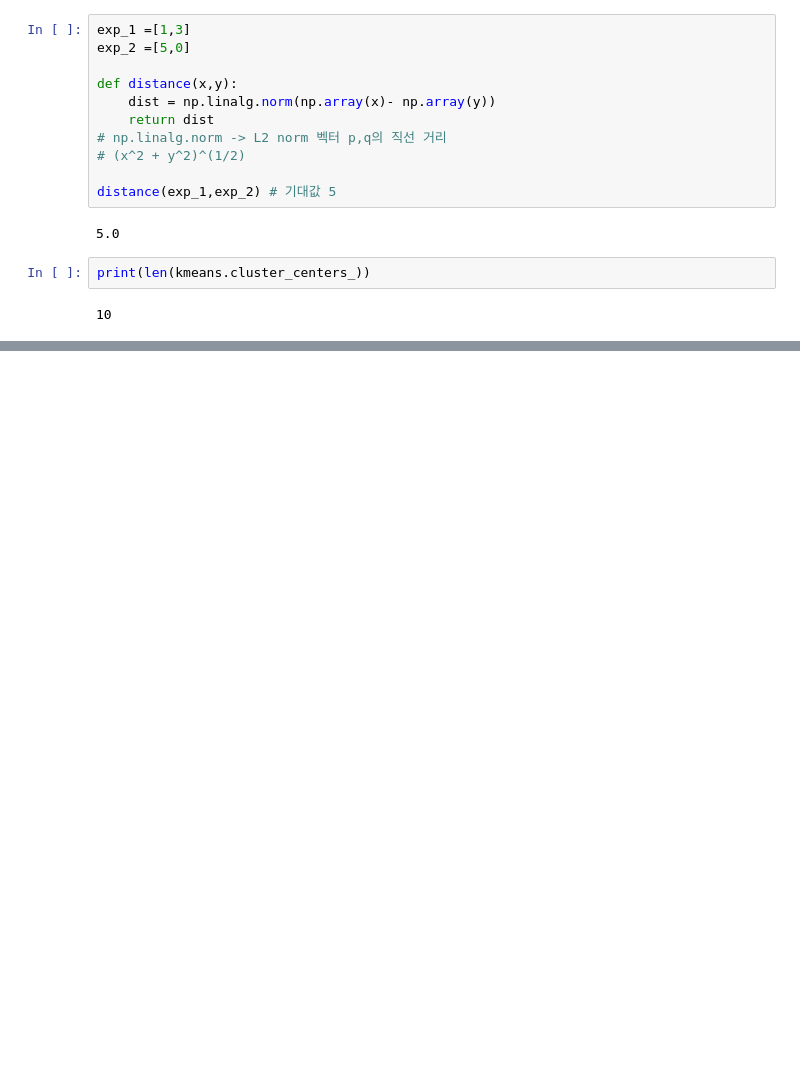
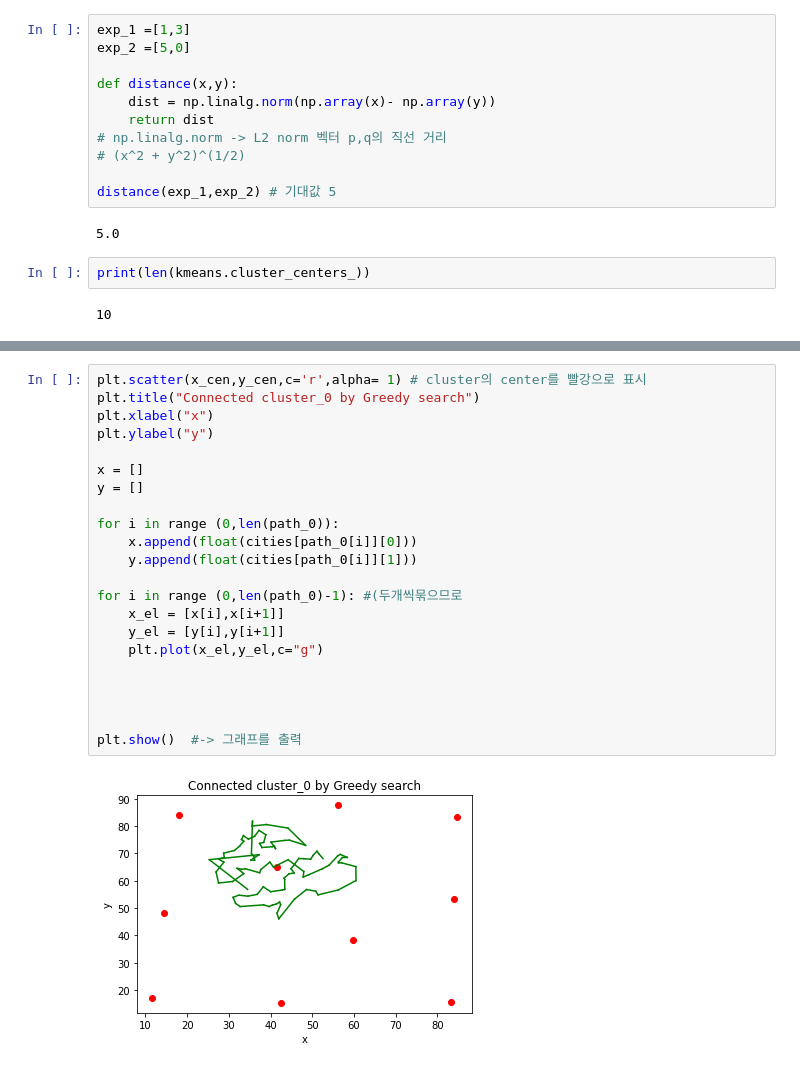
Before and after one commit to sjz1/Artificial_Intelligence, a Jupyter notebook: Artificial Intelligence/clustering+ greedy.ipynb, the cells around one changed output, grey strips where cells are left out. Saved outputs shown, nothing was run; the diff lists cells and outputs as text; blank space fills up the shorter version.

```diff
--- a/Artificial Intelligence/clustering+ greedy.ipynb
+++ b/Artificial Intelligence/clustering+ greedy.ipynb
@@ -901,0 +1031,24 @@ cluster 내부가 이상적이라 가정해도 non optimal
+# %%
+plt.scatter(x_cen,y_cen,c='r',alpha= 1) # cluster의 center를 빨강으로 표시
+plt.title("Connected cluster_0 by Greedy search")
+plt.xlabel("x")
+plt.ylabel("y")
+
+x = []
+y = []
+
+for i in range (0,len(path_0)):
+    x.append(float(cities[path_0[i]][0]))
+    y.append(float(cities[path_0[i]][1]))
+
+for i in range (0,len(path_0)-1): #(두개씩묶으므로
+    x_el = [x[i],x[i+1]]
+    y_el = [y[i],y[i+1]]
+    plt.plot(x_el,y_el,c="g")
+
+
+
+
+plt.show()  #-> 그래프를 출력
+# %% [output]
+[figure, added]
```
Also changed, not shown: parts of 64 cells of this notebook.
